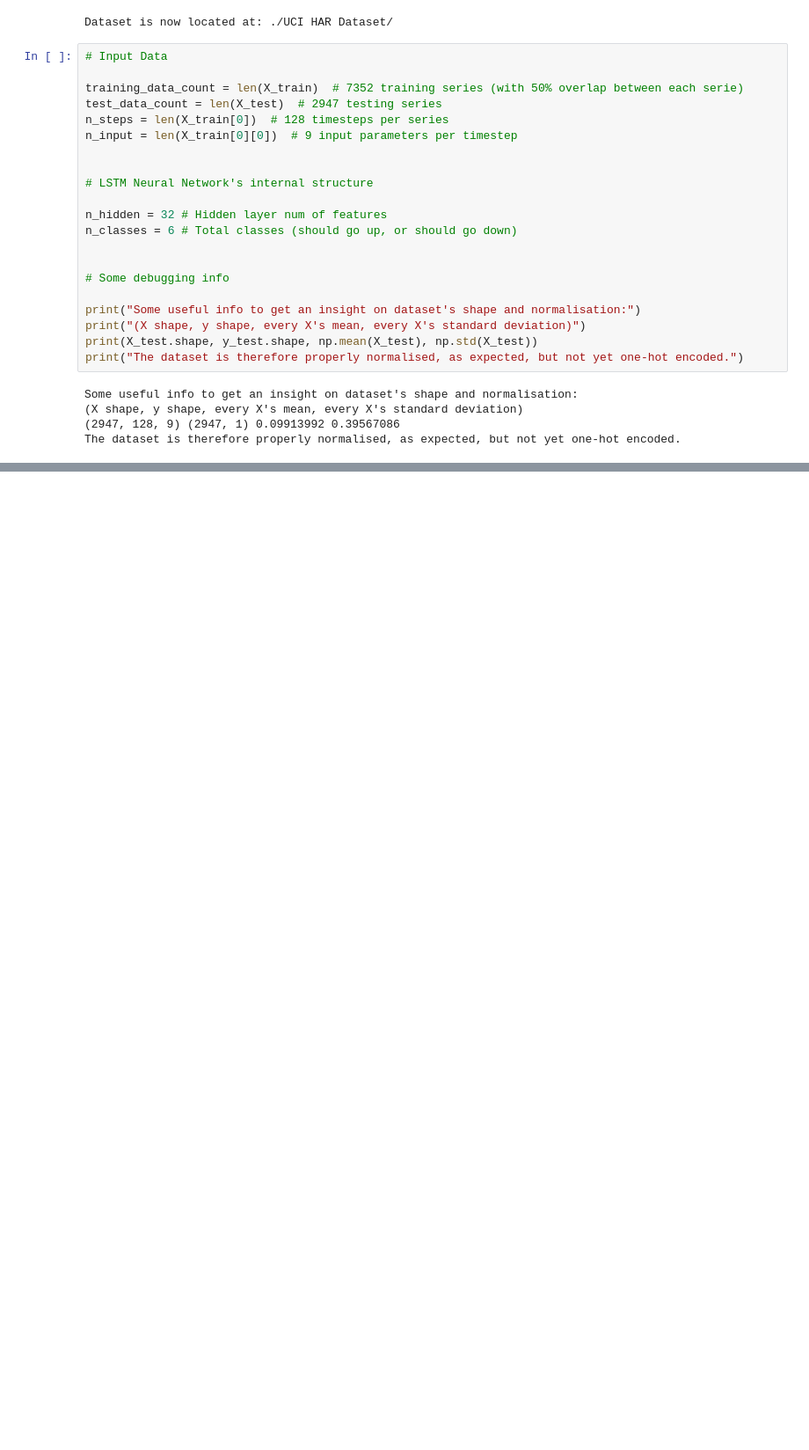
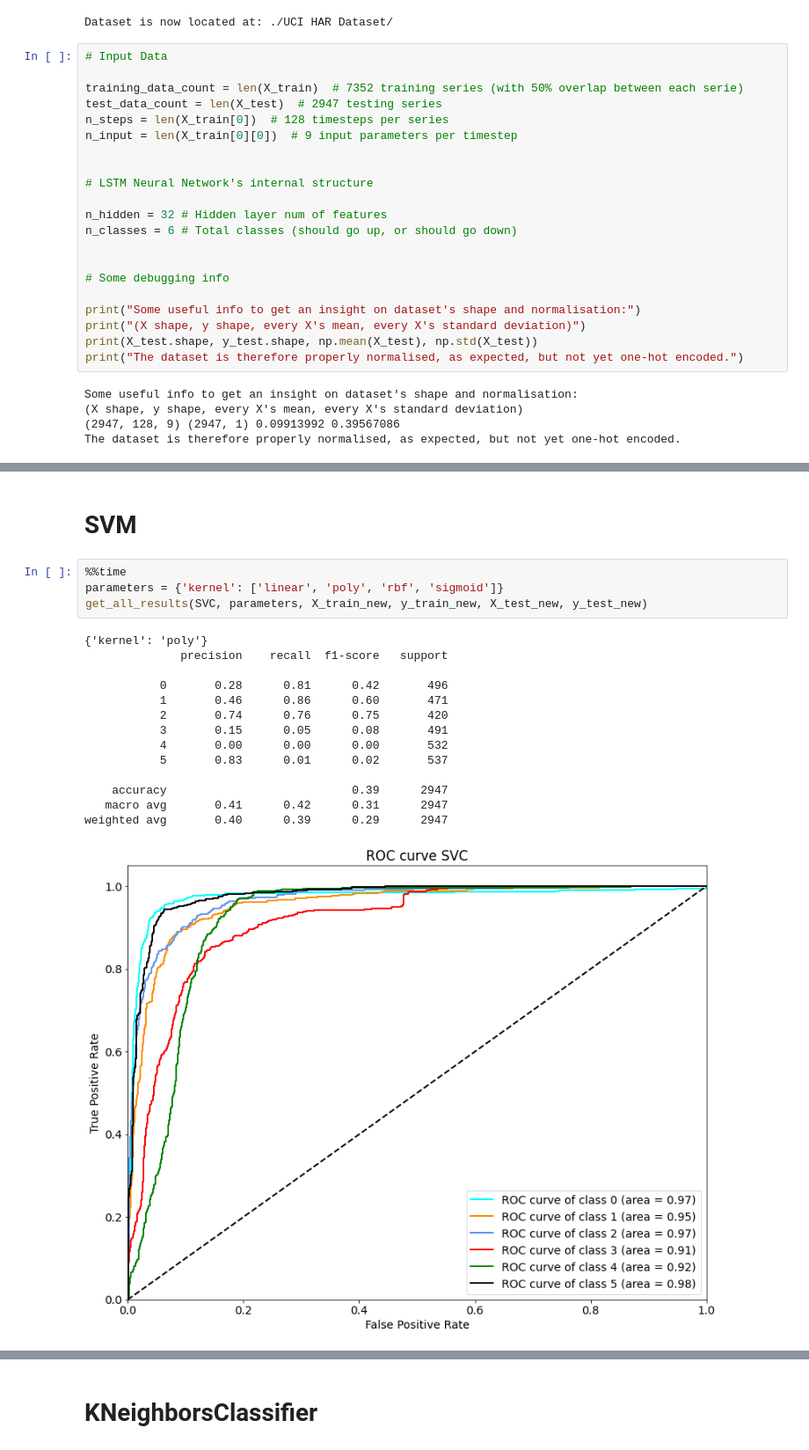
Before and after one commit to igor-yusupov/diploma, a Jupyter notebook: time_series_ssa17.ipynb, the cells around one changed output, grey strips where cells are left out. Shown at 88% size. Cells and saved outputs as stored; diff of their text form; blank space fills up the shorter version.

```diff
--- a/time_series_ssa17.ipynb
+++ b/time_series_ssa17.ipynb
@@ -462,0 +551,21 @@ weighted avg       0.78      0.76      0.76      2947
+# %% [markdown]
+# SVM
+# %%
+%%time
+parameters = {'kernel': ['linear', 'poly', 'rbf', 'sigmoid']}
+get_all_results(SVC, parameters, X_train_new, y_train_new, X_test_new, y_test_new)
+# %% [output]
+{'kernel': 'poly'}
+              precision    recall  f1-score   support
+
+           0       0.28      0.81      0.42       496
+           1       0.46      0.86      0.60       471
+           2       0.74      0.76      0.75       420
+           3       0.15      0.05      0.08       491
+           4       0.00      0.00      0.00       532
+           5       0.83      0.01      0.02       537
+
+    accuracy                           0.39      2947
+   macro avg       0.41      0.42      0.31      2947
+weighted avg       0.40      0.39      0.29      2947
+[figure, added]
@@ -462,0 +574,2 @@ weighted avg       0.78      0.76      0.76      2947
+# %% [markdown]
+# KNeighborsClassifier
```
Also changed, not shown: parts of 46 cells of this notebook.
